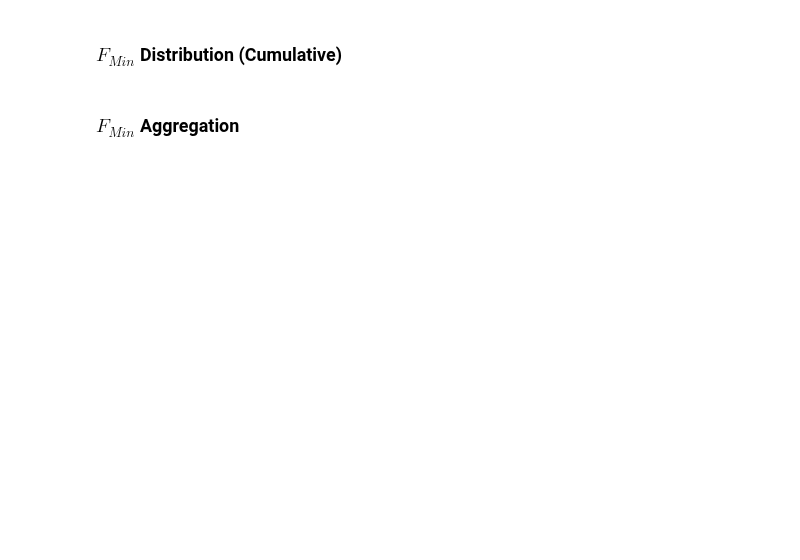
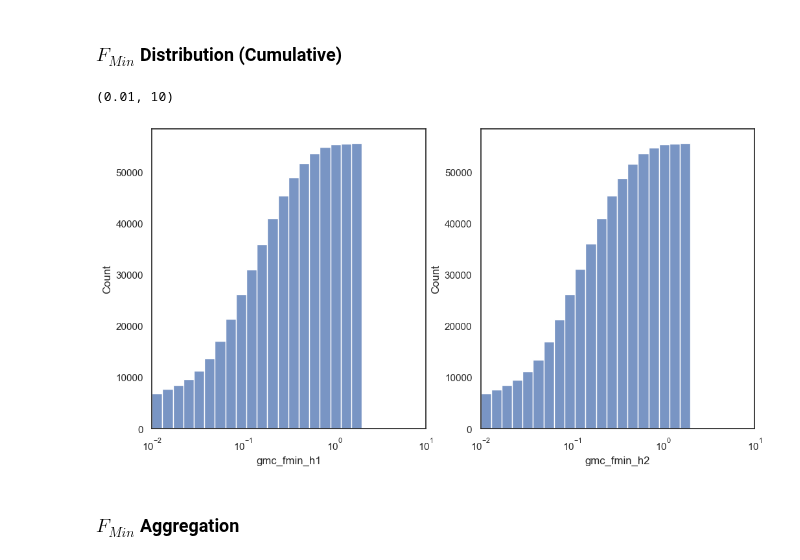
Before and after one commit to claudio525/post_event_gm_gnn, a Jupyter notebook: sim_ranking/explore/observed_data/nzgmbd.ipynb, the cells around one changed output. Cells and saved outputs as stored; diff of their text form; code cells hidden in the pictures; blank space fills up the shorter version.

```diff
--- a/sim_ranking/explore/observed_data/nzgmbd.ipynb
+++ b/sim_ranking/explore/observed_data/nzgmbd.ipynb
@@ -126,12 +135,15 @@ ax2.set_xlim(0.01, 10)
 # %%
 # Plot Fmin distribution (cumulative)
 fig, (ax1, ax2) = plt.subplots(1, 2, figsize=(12, 6))
 
-sns.histplot(record_df["fmin_h1"], bins=20, ax=ax1, log_scale=(True, False), cumulative=True)
+sns.histplot(record_df["gmc_fmin_h1"], bins=20, ax=ax1, log_scale=(True, False), cumulative=True)
 ax1.set_xlim(0.01, 10)
 
-sns.histplot(record_df["fmin_h2"], bins=20, ax=ax2, log_scale=(True, False), cumulative=True)
+sns.histplot(record_df["gmc_fmin_h2"], bins=20, ax=ax2, log_scale=(True, False), cumulative=True)
 ax2.set_xlim(0.01, 10)
+# %% [output]
+(0.01, 10)
+[figure, added]
 # %% [markdown]
 ### $F_{Min}$ Aggregation
 # %%
```
Also changed, not shown: parts of 11 cells of this notebook, 7 other files.
